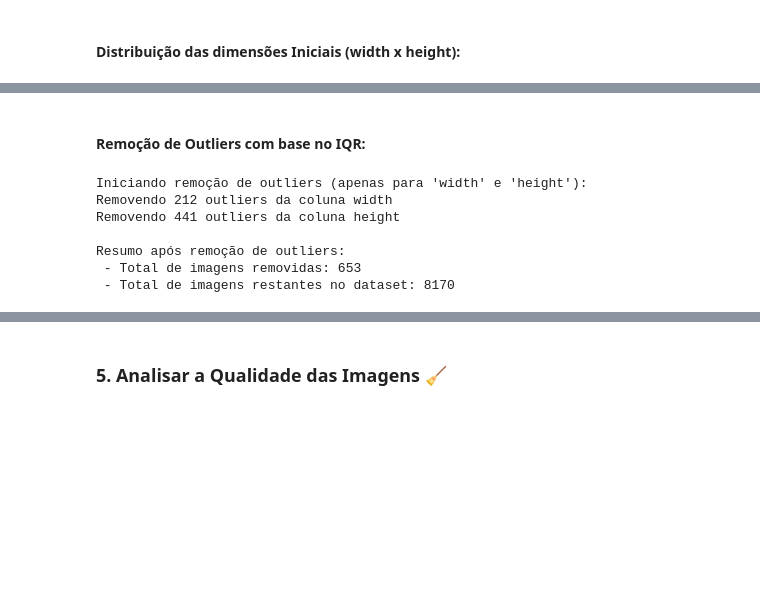
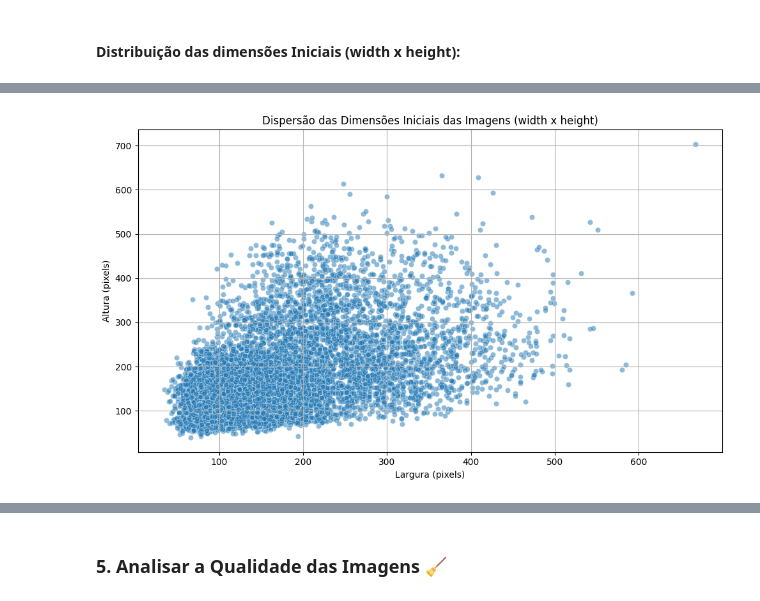
Before and after one commit to WaRP-Waste-Recycling-Plant/warp-waste-classification, a Jupyter notebook: notebooks/WaRP_Dataset_Analysis.ipynb, the cells around one changed output, grey strips where cells are left out. Cells and saved outputs as stored; diff of their text form; code cells hidden in the pictures; blank space fills up the shorter version.

```diff
--- a/notebooks/WaRP_Dataset_Analysis.ipynb
+++ b/notebooks/WaRP_Dataset_Analysis.ipynb
@@ -561,37 +670,43 @@ plt.show()
-# %% [markdown]
-#### Remoção de Outliers com base no IQR:
-# %%
-# Tamanho original do dataset
-total_inicial = df.shape[0]
-total_removidos = 0
-
-print("\nIniciando remoção de outliers (apenas para 'width' e 'height'):")
-
-for col in ['width', 'height']:
-    q1 = df[col].quantile(0.25)
-    q3 = df[col].quantile(0.75)
-    iqr = q3 - q1
-    lim_inf = q1 - 1.5 * iqr
-    lim_sup = q3 + 1.5 * iqr
-
-    outliers = df[(df[col] < lim_inf) | (df[col] > lim_sup)]
-    num_outliers = outliers.shape[0]
-
-    if num_outliers > 0:
-        print(f"Removendo {num_outliers} outliers da coluna {col}")
-        df = df.drop(outliers.index)
-        total_removidos += num_outliers
-    else:
-        print(f"Nenhum outlier encontrado na coluna {col}")
-
-print("\nResumo após remoção de outliers:")
-print(f" - Total de imagens removidas: {total_removidos}")
-print(f" - Total de imagens restantes no dataset: {df.shape[0]}")
-# %% [output]
-Iniciando remoção de outliers (apenas para 'width' e 'height'):
-Removendo 212 outliers da coluna width
-Removendo 441 outliers da coluna height
-
-Resumo após remoção de outliers:
- - Total de imagens removidas: 653
- - Total de imagens restantes no dataset: 8170
+# %%
+# Distribuição das dimensões Iniciais (width x height):
+
+from tqdm import tqdm
+import time
+import seaborn as sns
+import matplotlib.pyplot as plt
+
+try:
+    # Verificações iniciais
+    if 'df' not in globals():
+        raise NameError("O DataFrame 'df' não foi definido.")
+    if df.empty:
+        raise ValueError("O DataFrame 'df' está vazio.")
+    if not {'width', 'height'}.issubset(df.columns):
+        raise KeyError("As colunas 'width' e/ou 'height' não estão presentes no DataFrame.")
+
+    # Mensagem inicial com barra de progresso
+    for _ in tqdm(range(1), desc="🔍 Gerando gráfico de dispersão das dimensões"):
+        time.sleep(0.3)
+
+    # Gráfico de dispersão (scatter plot)
+    plt.figure(figsize=(10, 6))
+    sns.scatterplot(data=df, x='width', y='height', alpha=0.5)
+
+    # Configurações visuais
+    plt.title('Dispersão das Dimensões Iniciais das Imagens (width x height)')
+    plt.xlabel('Largura (pixels)')
+    plt.ylabel('Altura (pixels)')
+    plt.grid(True)
+    plt.tight_layout()
+    plt.show()
+
+except NameError as ne:
+    print(f"Erro: {ne}")
+except ValueError as ve:
+    print(f"Erro: {ve}")
+except KeyError as ke:
+    print(f"Erro: {ke}")
+except Exception as e:
+    print(f"Ocorreu um erro inesperado: {e}")
+# %% [output]
+[figure, added]
```
Also changed, not shown: parts of 37 cells of this notebook.
